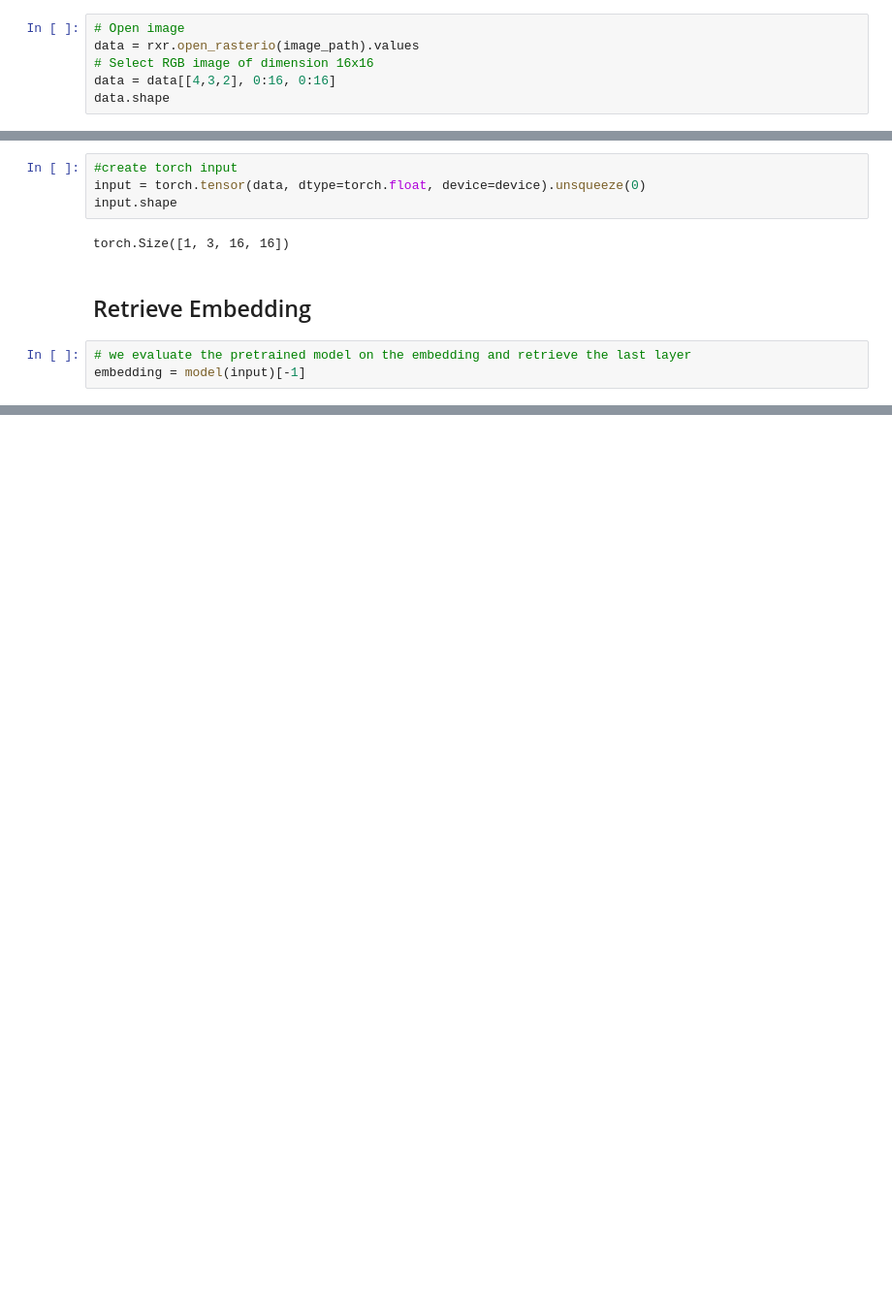
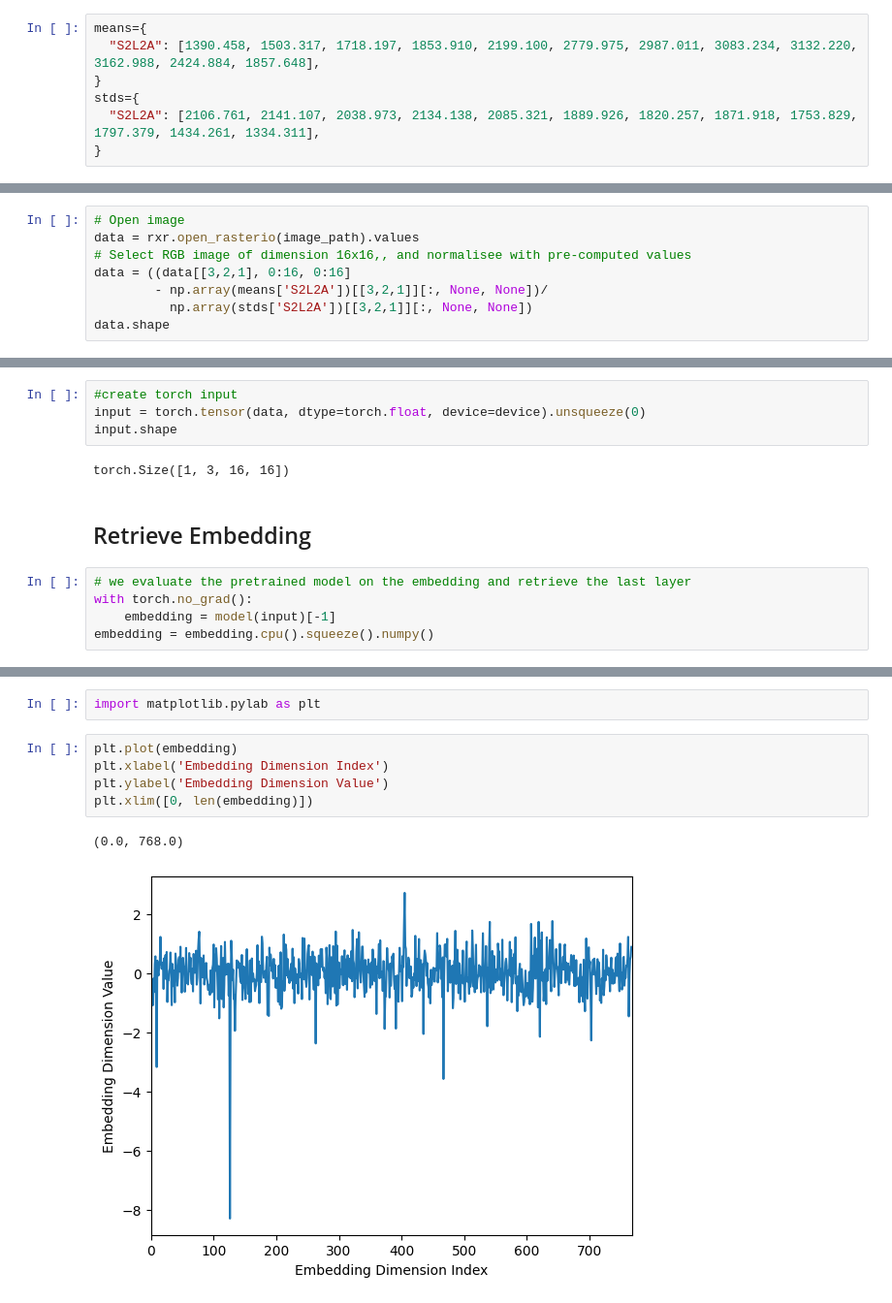
Before and after one commit to IBM/terratorch, a Jupyter notebook: examples/notebooks/TerraMindEmbedding.ipynb, the cells around one changed output, grey strips where cells are left out. Shown: that part at 97% size. Saved outputs shown, nothing was run; the diff lists cells and outputs as text; blank space fills up the shorter version.

Commit message:
load correct bands and normalise data

```diff
--- a/examples/notebooks/TerraMindEmbedding.ipynb
+++ b/examples/notebooks/TerraMindEmbedding.ipynb
@@ -52,8 +55,9 @@ image_path = Path('examples/S2L2A/Santiago.tif')
 if not image_path.exists():
     hf_hub_download(repo_id='ibm-esa-geospatial/Examples', filename='S2L2A/Santiago.tif', repo_type='dataset', local_dir='examples/')
 # %%
-# Open image
-data = rxr.open_rasterio(image_path).values
-# Select RGB image of dimension 16x16
-data = data[[4,3,2], 0:16, 0:16]
-data.shape
+means={
+  "S2L2A": [1390.458, 1503.317, 1718.197, 1853.910, 2199.100, 2779.975, 2987.011, 3083.234, 3132.220, 3162.988, 2424.884, 1857.648],
+}
+stds={
+  "S2L2A": [2106.761, 2141.107, 2038.973, 2134.138, 2085.321, 1889.926, 1820.257, 1871.918, 1753.829, 1797.379, 1434.261, 1334.311],
+}
@@ -61,0 +64,8 @@ data.shape
+# %%
+# Open image
+data = rxr.open_rasterio(image_path).values
+# Select RGB image of dimension 16x16,, and normalisee with pre-computed values
+data = ((data[[3,2,1], 0:16, 0:16]
+        - np.array(means['S2L2A'])[[3,2,1]][:, None, None])/
+          np.array(stds['S2L2A'])[[3,2,1]][:, None, None])
+data.shape
@@ -69,7 +81,9 @@ torch.Size([1, 3, 16, 16])
 ## Retrieve Embedding
 # %%
 # we evaluate the pretrained model on the embedding and retrieve the last layer
-embedding = model(input)[-1]
+with torch.no_grad():
+    embedding = model(input)[-1]
+embedding = embedding.cpu().squeeze().numpy()
 # %%
 # print output embedding
 embedding.shape
@@ -77,0 +112,10 @@ torch.Size([1, 1, 768])
+# %%
+import matplotlib.pylab as plt
+# %%
+plt.plot(embedding)
+plt.xlabel('Embedding Dimension Index')
+plt.ylabel('Embedding Dimension Value')
+plt.xlim([0, len(embedding)])
+# %% [output]
+(0.0, 768.0)
+[figure, added]
```
Also changed, not shown: parts of 5 cells of this notebook.
